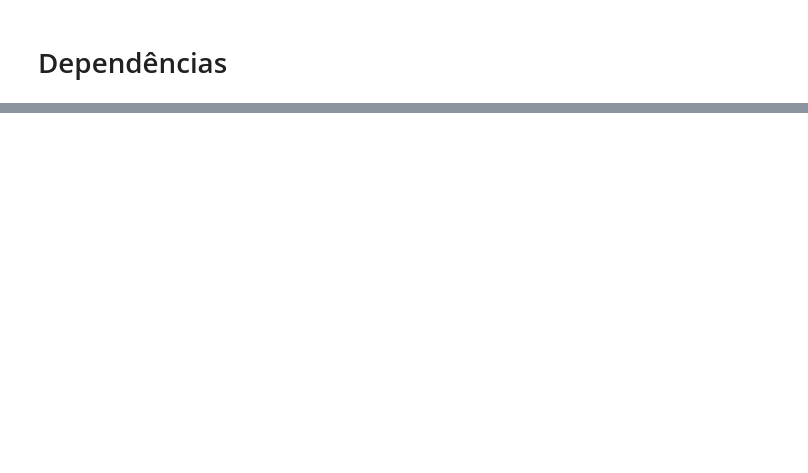
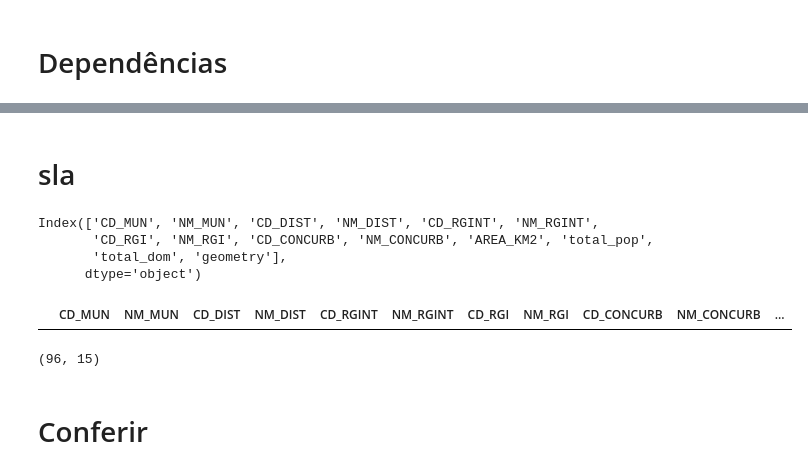
Before and after one commit to sepep-pmsp/coleta_cebrap, a Jupyter notebook: notebooks/jupyter/parques_lineares_urbanos/treat_data/[cebrap]pop_1km_parques_urb_line.ipynb, the cells around one changed output, grey strips where cells are left out. Saved outputs shown, nothing was run; the diff lists cells and outputs as text; code cells hidden in the pictures; blank space fills up the shorter version.

Commit message:
Fazer debuff e overlay dos parques urbanos e lineares

```diff
--- a/notebooks/jupyter/parques_lineares_urbanos/treat_data/[cebrap]pop_1km_parques_urb_line.ipynb
+++ b/notebooks/jupyter/parques_lineares_urbanos/treat_data/[cebrap]pop_1km_parques_urb_line.ipynb
@@ -45,3 +35,10 @@ gdf_setores22.sample(2)
+# %%
+gdf_distritos = gpd.read_parquet(
+    os.path.join(
+        assets_path,
+        'distrito_ibge.parquet'
+    )
+)
 # %%
 gdf_parq_urb_line=gpd.read_parquet(
     os.path.join(
@@ -57,0 +49,34 @@ gdf_parq_urb_line.sample(2)
+# %%
+gdf_buffed_setor = gpd.read_parquet(
+    os.path.join(
+        assets_path,
+        'parques_lineares_e_urbanos',
+        'overlay_setores22_buff_parques_urb_line.parquet'
+    )
+)
+# %% [markdown]
+# sla
+# %%
+gdf_distritos.columns
+# %% [output]
+Index(['CD_MUN', 'NM_MUN', 'CD_DIST', 'NM_DIST', 'CD_RGINT', 'NM_RGINT',
+       'CD_RGI', 'NM_RGI', 'CD_CONCURB', 'NM_CONCURB', 'AREA_KM2', 'total_pop',
+       'total_dom', 'geometry'],
+      dtype='object')
+# %%
+for i, distrito in gdf_distritos.iterrows():
+     gdf_distritos.loc[gdf_distritos.index==i, 'pop_dist_recort'] =sum(
+        gdf_buffed_setor
+        .loc[gdf_buffed_setor['CD_DIST']==distrito['CD_DIST'], 'pop_recort']
+    )
+# %%
+valores_unicos = gdf_distritos['pop_dist_recort'].unique()
+gdf_distritos.loc[~gdf_distritos['pop_dist_recort'].isin(valores_unicos)]
+# %% [output]
+|  | CD_MUN | NM_MUN | CD_DIST | NM_DIST | CD_RGINT | NM_RGINT | CD_RGI | NM_RGI | CD_CONCURB | NM_CONCURB | ... |
+# %%
+gdf_distritos.shape
+# %% [output]
+(96, 15)
+# %% [markdown]
+# Conferir
```
Also changed, not shown: parts of 6 cells of this notebook, 4 other files.
